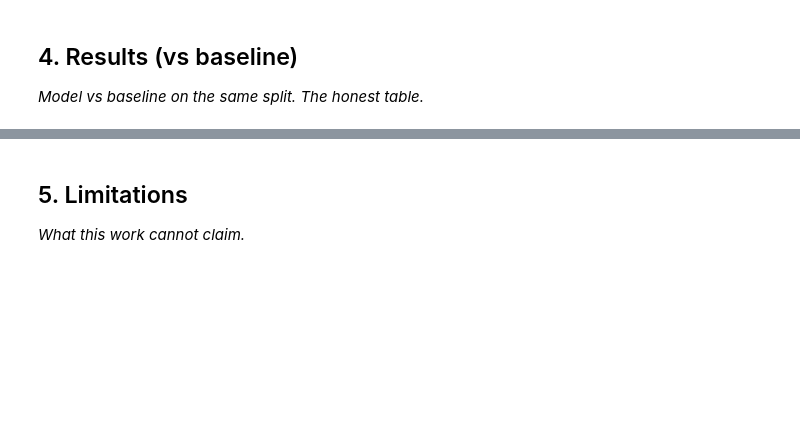
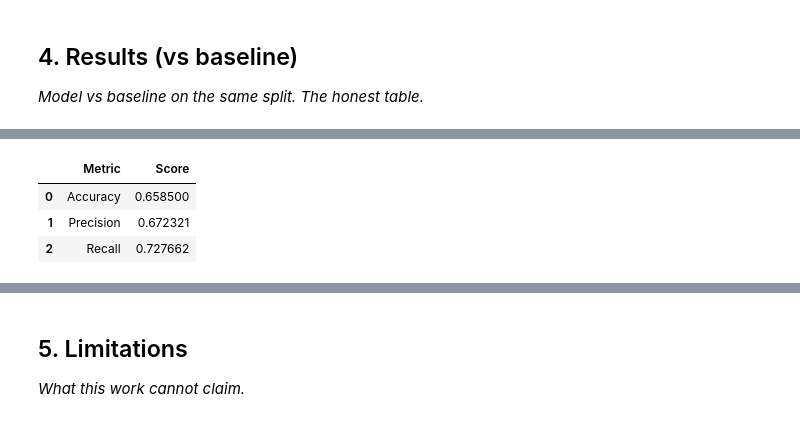
Before and after one commit to lthendral10/flyrank-ml-internship, a Jupyter notebook: work/notebooks/capstone.ipynb, the cells around one changed output, grey strips where cells are left out. Saved outputs shown, nothing was run; the diff lists cells and outputs as text; code cells hidden in the pictures; blank space fills up the shorter version.

```diff
--- a/work/notebooks/capstone.ipynb
+++ b/work/notebooks/capstone.ipynb
@@ -20,0 +175,10 @@ This skeleton is yours to fill. Work the sections **in order** — each one has
+# %%
+X_train, X_test, y_train, y_test = train_test_split(
+    X,
+    y,
+    test_size=0.20,
+    random_state=42
+)
+
+print(X_train.shape)
+print(X_test.shape)
@@ -20,0 +188,6 @@ This skeleton is yours to fill. Work the sections **in order** — each one has
+# %%
+model = RandomForestClassifier(
+    random_state=42
+)
+
+model.fit(X_train, y_train)
@@ -24,0 +208,27 @@ This skeleton is yours to fill. Work the sections **in order** — each one has
+# %%
+pred = model.predict(X_test)
+# %%
+accuracy = accuracy_score(y_test, pred)
+precision = precision_score(y_test, pred)
+recall = recall_score(y_test, pred)
+
+
+results = pd.DataFrame({
+    "Metric": [
+        "Accuracy",
+        "Precision",
+        "Recall"
+    ],
+    "Score": [
+        accuracy,
+        precision,
+        recall
+    ]
+})
+
+results
+# %% [output]
+|  | Metric | Score |
+| 0 | Accuracy | 0.658500 |
+| 1 | Precision | 0.672321 |
+| 2 | Recall | 0.727662 |
```
Also changed, not shown: parts of 26 cells of this notebook.
